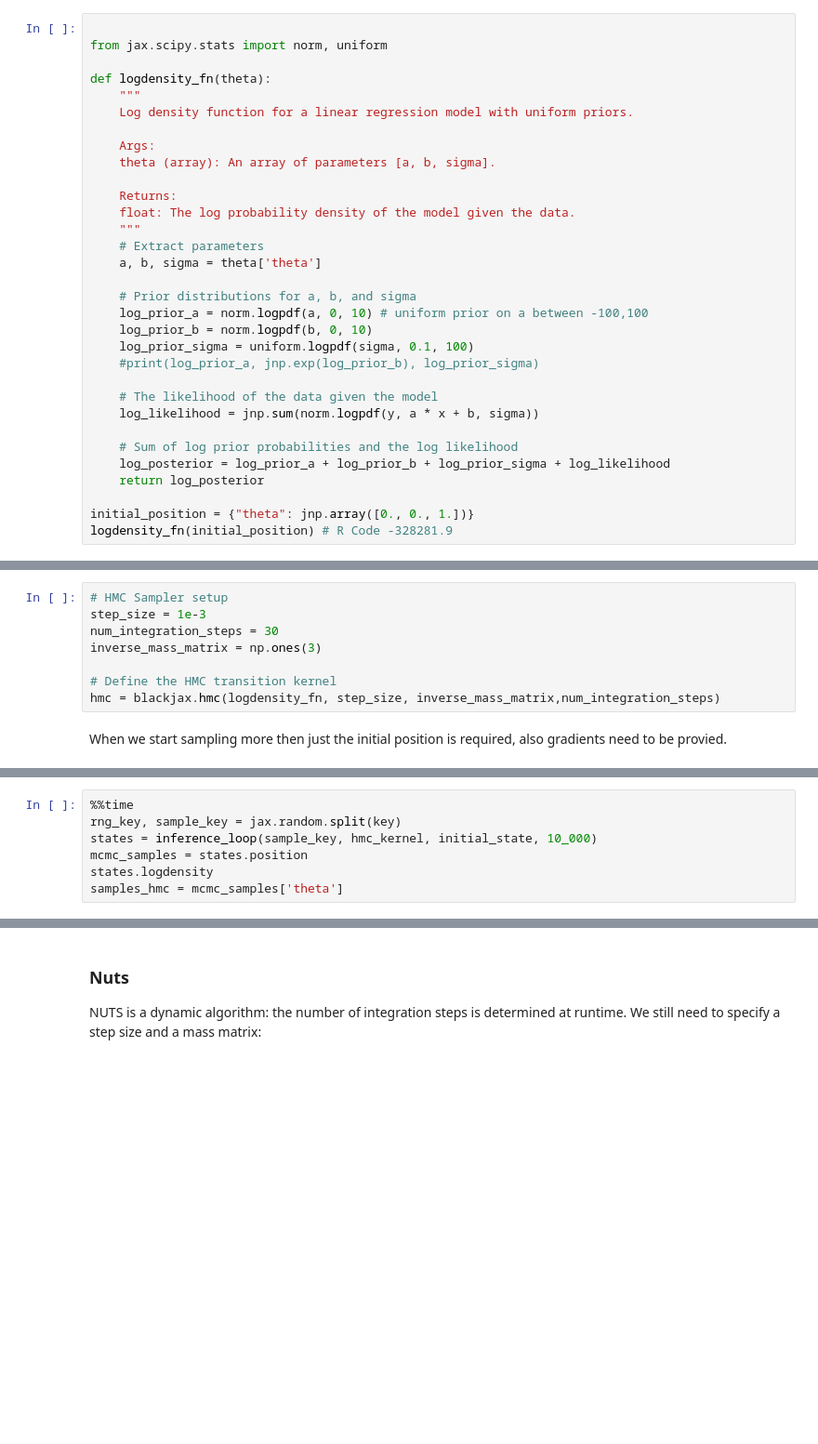
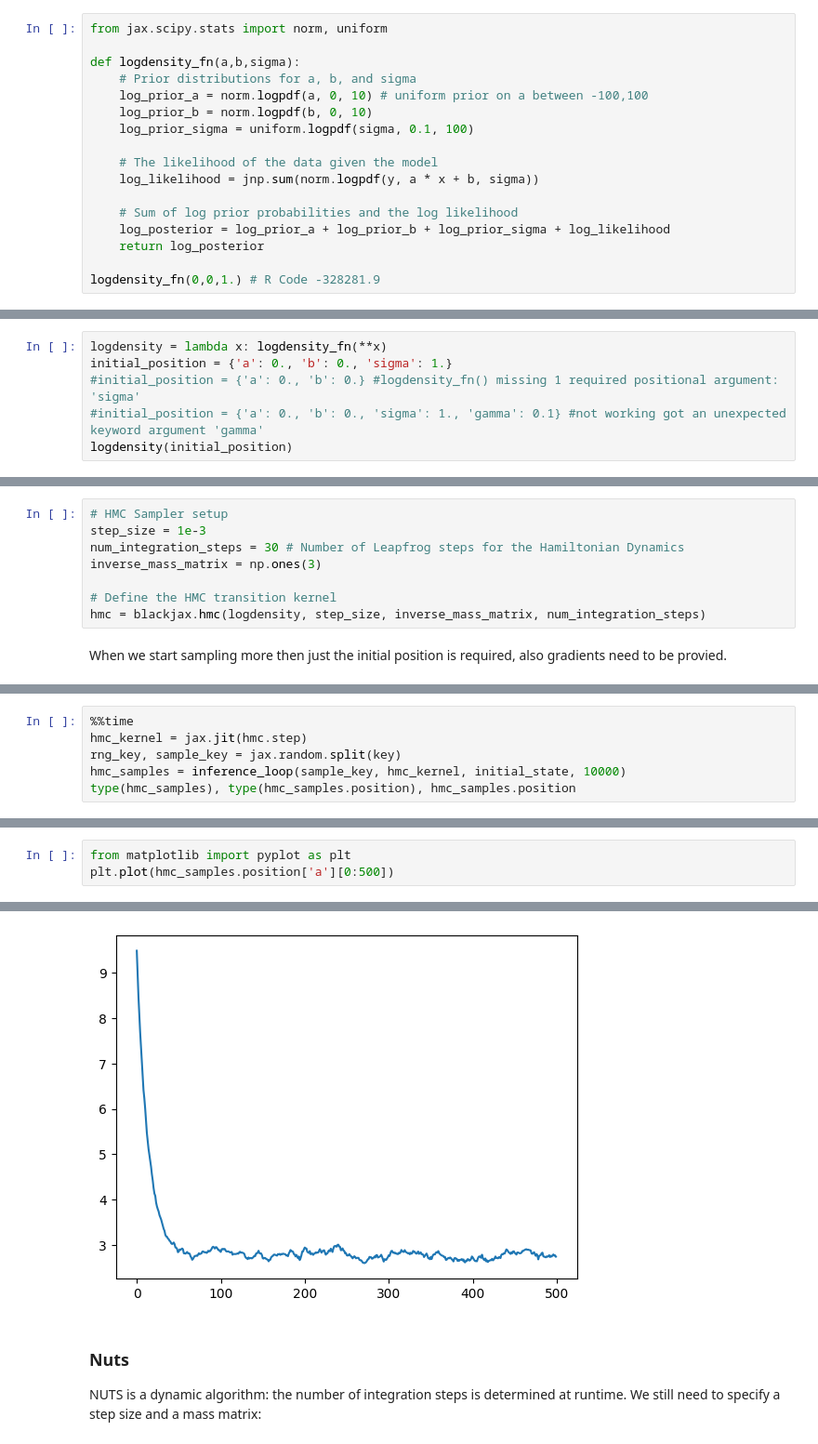
Before and after one commit to oduerr/da, a Jupyter notebook: python/hello_blackjax.ipynb, the cells around one changed output, grey strips where cells are left out. Shown at 93% size. Saved outputs shown, nothing was run; the diff lists cells and outputs as text; blank space fills up the shorter version.

```diff
--- a/python/hello_blackjax.ipynb
+++ b/python/hello_blackjax.ipynb
@@ -44,25 +49,11 @@ else:
 # %%
-
 from jax.scipy.stats import norm, uniform
 
-def logdensity_fn(theta):
-    """
-    Log density function for a linear regression model with uniform priors.
-
-    Args:
-    theta (array): An array of parameters [a, b, sigma].
-
-    Returns:
-    float: The log probability density of the model given the data.
-    """
-    # Extract parameters
-    a, b, sigma = theta['theta']
-
+def logdensity_fn(a,b,sigma):
     # Prior distributions for a, b, and sigma
     log_prior_a = norm.logpdf(a, 0, 10) # uniform prior on a between -100,100
     log_prior_b = norm.logpdf(b, 0, 10)
     log_prior_sigma = uniform.logpdf(sigma, 0.1, 100)
-    #print(log_prior_a, jnp.exp(log_prior_b), log_prior_sigma)
 
     # The likelihood of the data given the model
     log_likelihood = jnp.sum(norm.logpdf(y, a * x + b, sigma))
@@ -71,7 +62,6 @@ def logdensity_fn(theta):
     log_posterior = log_prior_a + log_prior_b + log_prior_sigma + log_likelihood
     return log_posterior
 
-initial_position = {"theta": jnp.array([0., 0., 1.])}
-logdensity_fn(initial_position) # R Code -328281.9
+logdensity_fn(0,0,1.) # R Code -328281.9
 # %% [output]
 Array(-328281.94, dtype=float32)
@@ -77,0 +80,6 @@ Array(-328281.94, dtype=float32)
+# %%
+logdensity = lambda x: logdensity_fn(**x)
+initial_position = {'a': 0., 'b': 0., 'sigma': 1.}
+#initial_position = {'a': 0., 'b': 0.} #logdensity_fn() missing 1 required positional argument: 'sigma'
+#initial_position = {'a': 0., 'b': 0., 'sigma': 1., 'gamma': 0.1} #not working got an unexpected keyword argument 'gamma'
+logdensity(initial_position)
@@ -84,11 +94,11 @@ Let's define a HMC sampler. We set the paramters of the sampler fixed. Note that
 # %%
 # HMC Sampler setup
 step_size = 1e-3
-num_integration_steps = 30
+num_integration_steps = 30 # Number of Leapfrog steps for the Hamiltonian Dynamics
 inverse_mass_matrix = np.ones(3)
 
 # Define the HMC transition kernel
-hmc = blackjax.hmc(logdensity_fn, step_size, inverse_mass_matrix,num_integration_steps)
+hmc = blackjax.hmc(logdensity, step_size, inverse_mass_matrix, num_integration_steps)
 # %% [markdown]
 When we start sampling more then just the initial position is required, also gradients need to be provied.
 # %%
@@ -112,9 +122,8 @@ def inference_loop(rng_key, kernel, initial_state, num_samples):
     return states
 # %%
 %%time
+hmc_kernel = jax.jit(hmc.step)
 rng_key, sample_key = jax.random.split(key)
-states = inference_loop(sample_key, hmc_kernel, initial_state, 10_000)
-mcmc_samples = states.position
-states.logdensity
-samples_hmc = mcmc_samples['theta']
+hmc_samples = inference_loop(sample_key, hmc_kernel, initial_state, 10000)
+type(hmc_samples), type(hmc_samples.position), hmc_samples.position
 # %% [output]
@@ -122,0 +140,4 @@ Wall time: 492 ms
+# %%
+from matplotlib import pyplot as plt
+plt.plot(hmc_samples.position['a'][0:500])
+# %% [output]
@@ -123,3 +145,4 @@ Wall time: 492 ms
+[figure, added]
 # %% [markdown]
 ### Nuts
 NUTS is a dynamic algorithm: the number of integration steps is determined at runtime. We still need to specify a step size and a mass matrix:
```
Also changed, not shown: parts of 31 cells of this notebook, 1 other file.
